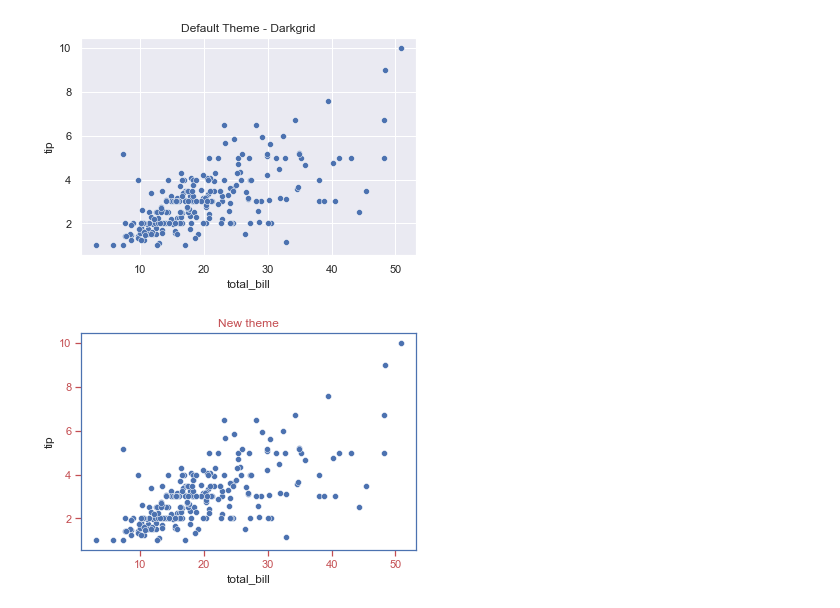
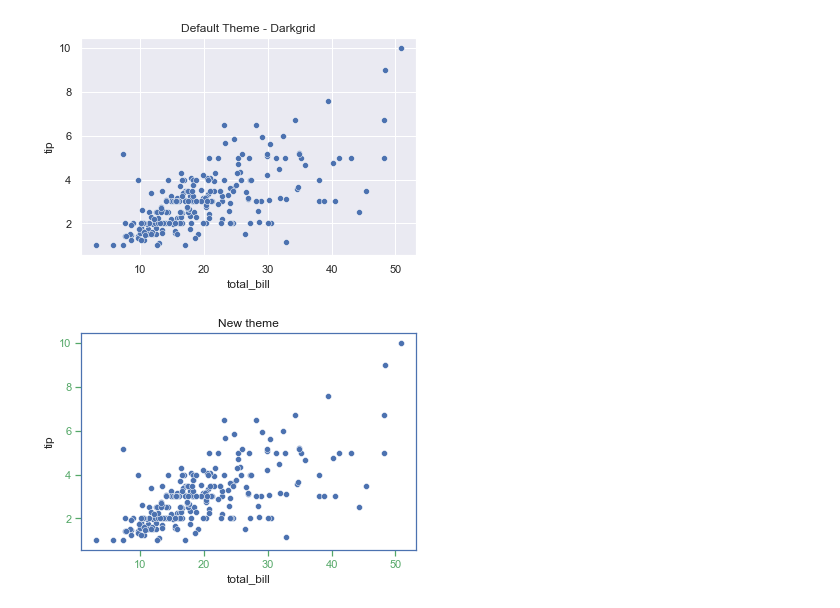
Before and after one commit to yikesbadatnames/seaborn_udemy, a Jupyter notebook: 01_intro.ipynb, the cells around one changed output. Cells and saved outputs as stored; diff of their text form; code cells hidden in the pictures.

```diff
--- a/01_intro.ipynb
+++ b/01_intro.ipynb
@@ -78,15 +79,16 @@ plt.show()
 # %% [output]
 [figure]
 # %%
-# By using sns.set_styles, you can go into the back end and mess around with the default settings.
+#
+# By using sns.set_styles, you can go into the back end and mess around with the default aesthetics  settings.
 
 sns.set_style(
-    style="ticks", rc = {"axes.edgecolor": "b", "text.color":"r",
-    "xtick.color" : "r", "ytick.color":"r"
+    style="ticks", rc = {"axes.edgecolor": "b", "text.color":"k",
+    "xtick.color" : "g", "ytick.color":"g"
 })
 
 sns.scatterplot('total_bill',"tip", data=tips)
 plt.title("New theme")
 plt.show()
 # %% [output]
-[figure, old version]
+[figure, new version]
```
Also changed, not shown: parts of 13 cells of this notebook.
